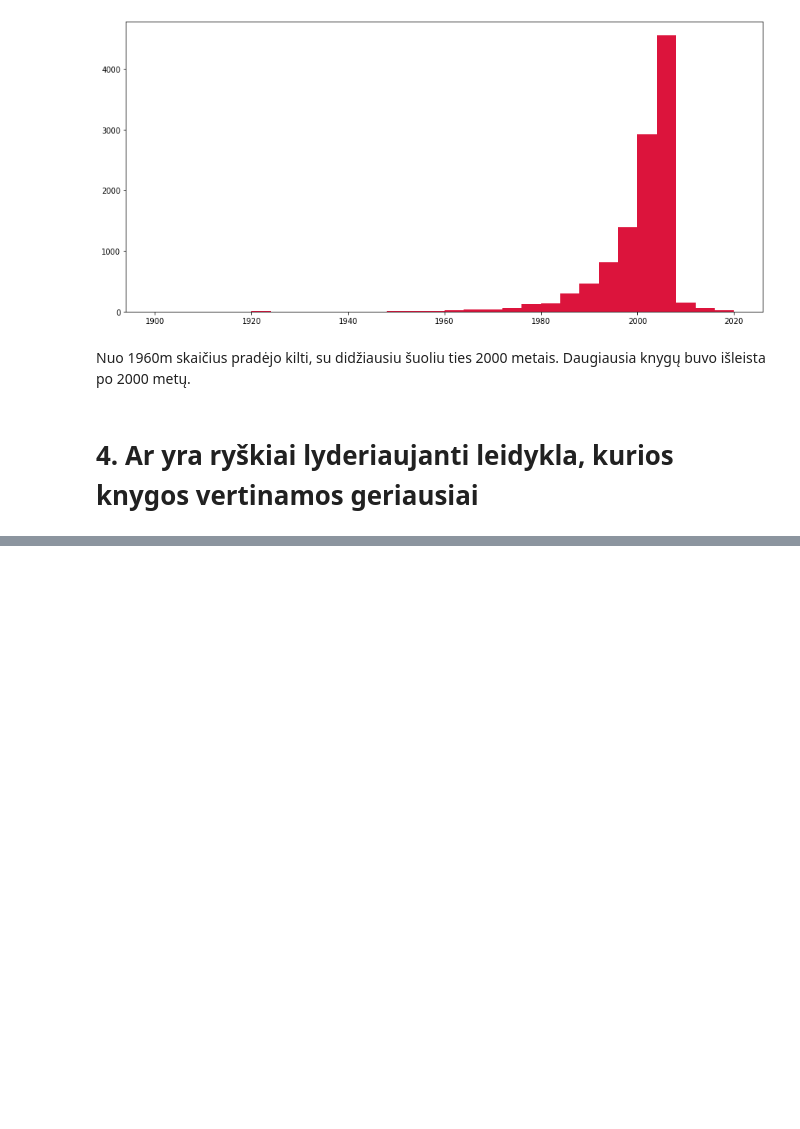
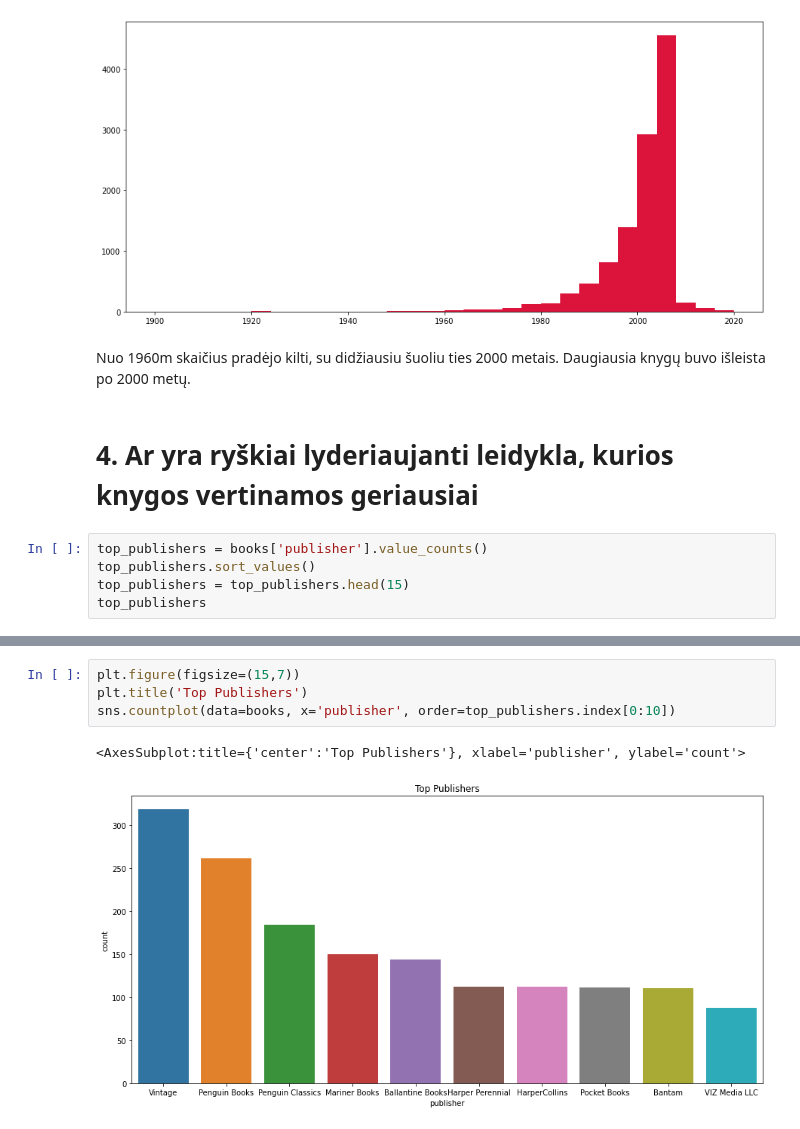
Before and after one commit to GretaMatu/python_mokymai, a Jupyter notebook: baigiamasis_darbas.ipynb, the cells around one changed output, grey strips where cells are left out. Drawn from its saved outputs; the diff is of its cells as text; blank space fills up the shorter version.

```diff
--- a/baigiamasis_darbas.ipynb
+++ b/baigiamasis_darbas.ipynb
@@ -269,3 +269,8 @@ plt.hist(x=books['year'], bins=30, color='crimson')
 Nuo 1960m skaičius pradėjo kilti, su didžiausiu šuoliu ties 2000 metais. Daugiausia knygų buvo išleista po 2000 metų.
 # %% [markdown]
 # 4. Ar yra ryškiai lyderiaujanti leidykla, kurios knygos vertinamos geriausiai
+# %%
+top_publishers = books['publisher'].value_counts()
+top_publishers.sort_values()
+top_publishers = top_publishers.head(15)
+top_publishers
@@ -271,0 +294,7 @@ Nuo 1960m skaičius pradėjo kilti, su didžiausiu šuoliu ties 2000 metais. Dau
+# %%
+plt.figure(figsize=(15,7))
+plt.title('Top Publishers')
+sns.countplot(data=books, x='publisher', order=top_publishers.index[0:10])
+# %% [output]
+<AxesSubplot:title={'center':'Top Publishers'}, xlabel='publisher', ylabel='count'>
+[figure, added]
```
Also changed, not shown: parts of 3 cells of this notebook.
